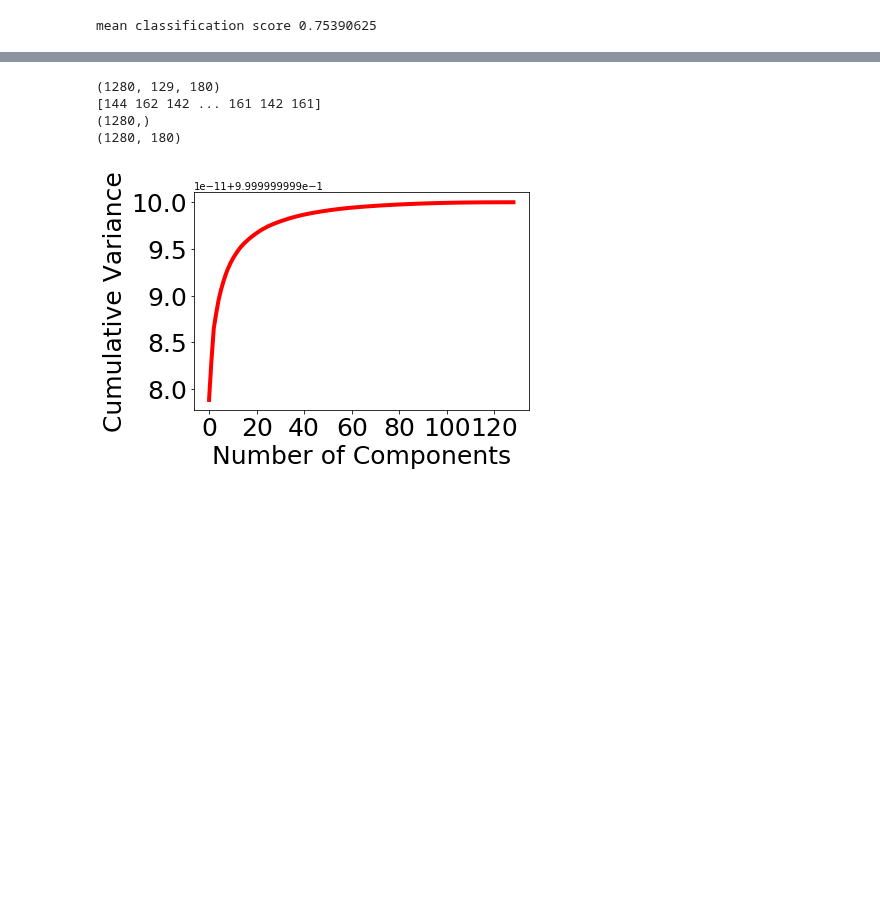
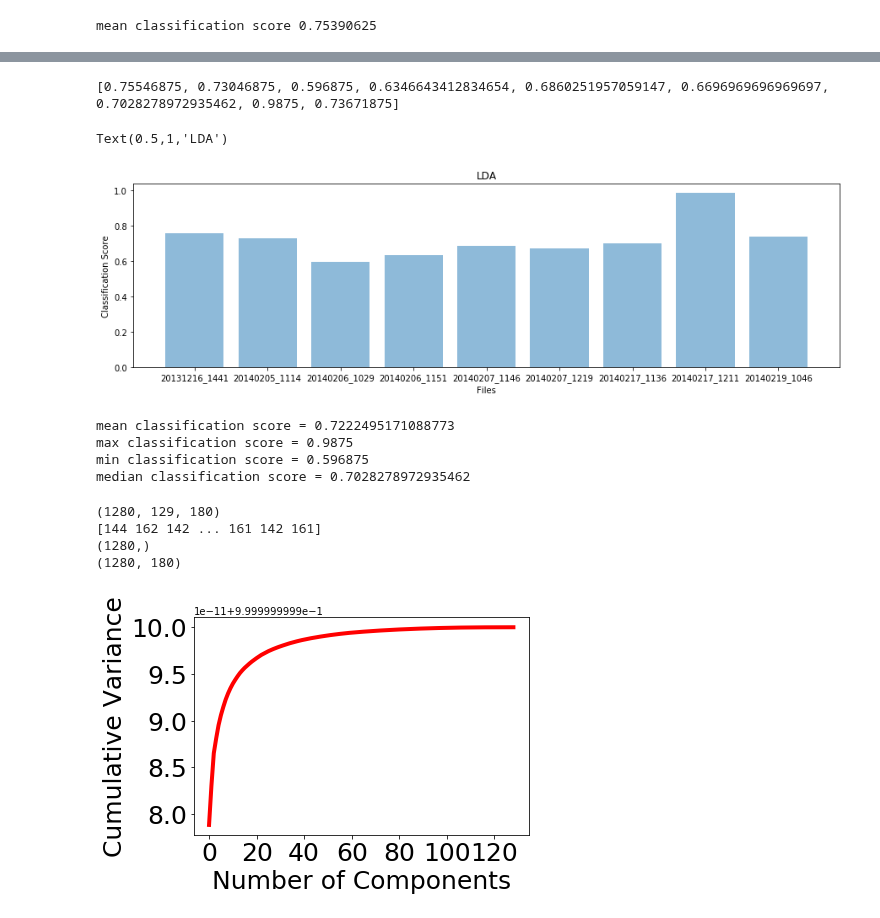
Before and after one commit to edrias/seniorprojecteeg, a Jupyter notebook: Tarekul_Workspace/capstone2/flankertarget.ipynb, the cells around one changed output, grey strips where cells are left out. Drawn from its saved outputs; the diff is of its cells as text; code cells hidden in the pictures; blank space fills up the shorter version.

Commit message:
classified f vs t with average 70% plotted bar plot to show data

```diff
--- a/Tarekul_Workspace/capstone2/flankertarget.ipynb
+++ b/Tarekul_Workspace/capstone2/flankertarget.ipynb
@@ -137,0 +211,35 @@ mean classification score 0.75390625
+# %%
+for i in range(3,10):
+    epoch = mne.read_epochs(allFifFiles[i],preload=True)
+
+    flankerTargetEpoch = epoch['f_baby','f_bell','f_bird','f_burp','f_dog','f_drum','f_knock',
+             'f_laugh','f_phone','f_train','f_water','t_baby','t_bell','t_bird','t_burp','t_dog','t_drum','t_knock',
+             't_laugh','t_phone','t_train','t_water']
+
+    numOfEvents = flankerTargetEpoch.events.shape[0]
+    test = flankerTargetEpoch
+
+    for i in range(0,numOfEvents):
+        if test.events[i][-1] in (155, 156, 157,158,159,160,161,162,163,164,165):
+            test.events[i][-1] = 0
+        elif test.events[i][-1] in (135, 136, 137,138,139,140,141,142,143,144,145):
+            test.events[i][-1] = 1
+
+    X = test.get_data()
+    y=test.events[:,-1]
+
+    clf = make_pipeline(Vectorizer(),
+                    MinMaxScaler(),
+                    LDA())
+
+    #cross validation
+    cv = StratifiedKFold(n_splits = 10, shuffle=True)
+
+    scorz = []
+    for train,test in cv.split(X,y):
+        clf.fit(X[train],y[train])
+        scorz.append(clf.score(X[test],y[test]))
+
+    print("mean classification score", np.mean(scorz))
+
+    classification_score.append(np.mean(scorz))
@@ -138,3 +324,35 @@ mean classification score 0.75390625
+# %%
+print(classification_score)
+# %% [output]
+[0.75546875, 0.73046875, 0.596875, 0.6346643412834654, 0.6860251957059147, 0.6696969696969697, 0.7028278972935462, 0.9875, 0.73671875]
+# %%
+plt.figure(figsize=(15,4))
+subj = ['20131216_1441','20140205_1114','20140206_1029','20140206_1151','20140207_1146',
+        '20140207_1219','20140217_1136','20140217_1211','20140219_1046']
+pos = np.arange(len(subj))
+plt.bar(pos, classification_score, align='center', alpha=0.5)
+plt.xticks(pos, subj)
+plt.xlabel("Files")
+plt.ylabel('Classification Score')
+plt.title('LDA')
+# %% [output]
+Text(0.5,1,'LDA')
+[figure, added]
+# %%
+mean = np.mean(classification_score)
+max = np.max(classification_score)
+min = np.min(classification_score)
+median = np.median(classification_score)
+
+print(f'mean classification score = {mean}')
+print(f'max classification score = {max}')
+print(f'min classification score = {min}')
+print(f'median classification score = {median}')
+# %% [output]
+mean classification score = 0.7222495171088773
+max classification score = 0.9875
+min classification score = 0.596875
+median classification score = 0.7028278972935462
 # %%
 #print(flankerTargetEpoch.events)
 data = test.get_data()
```
Also changed, not shown: parts of 5 cells of this notebook.
